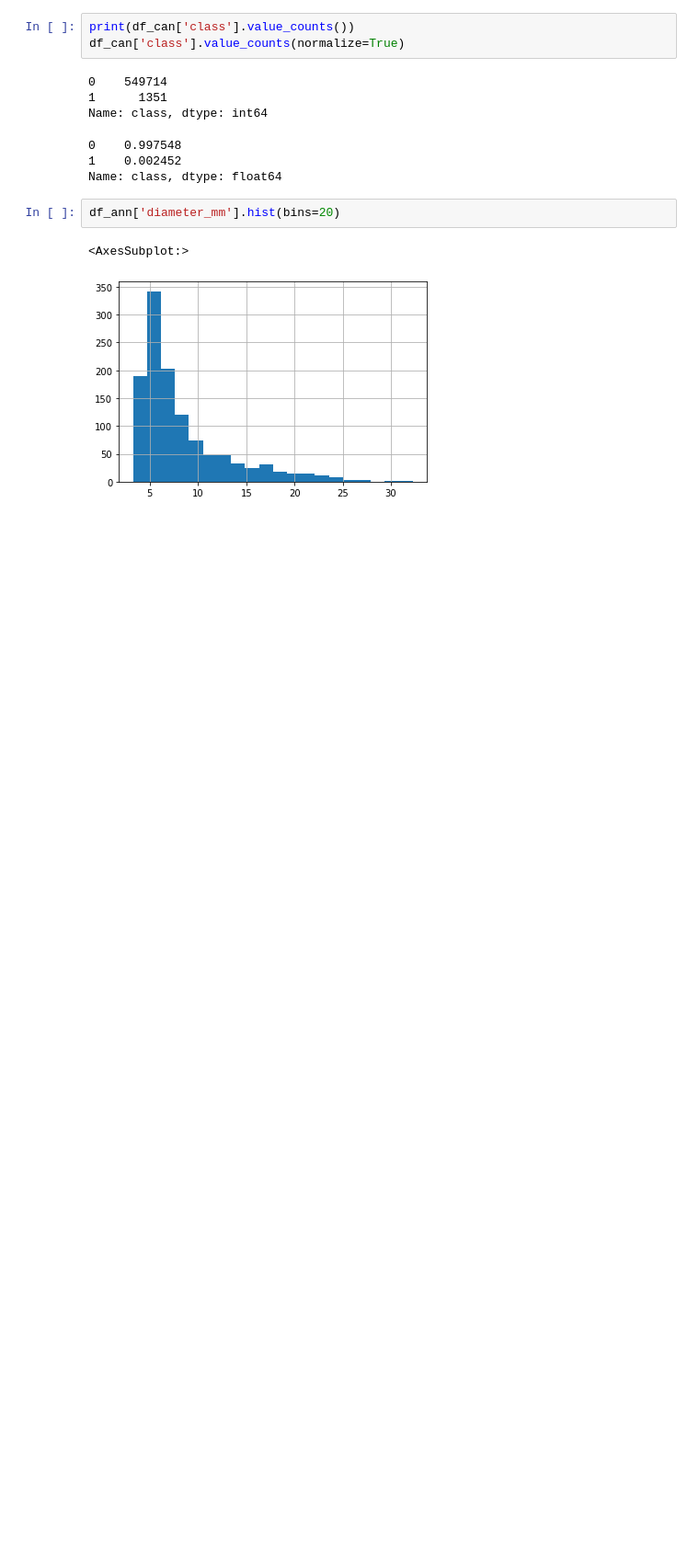
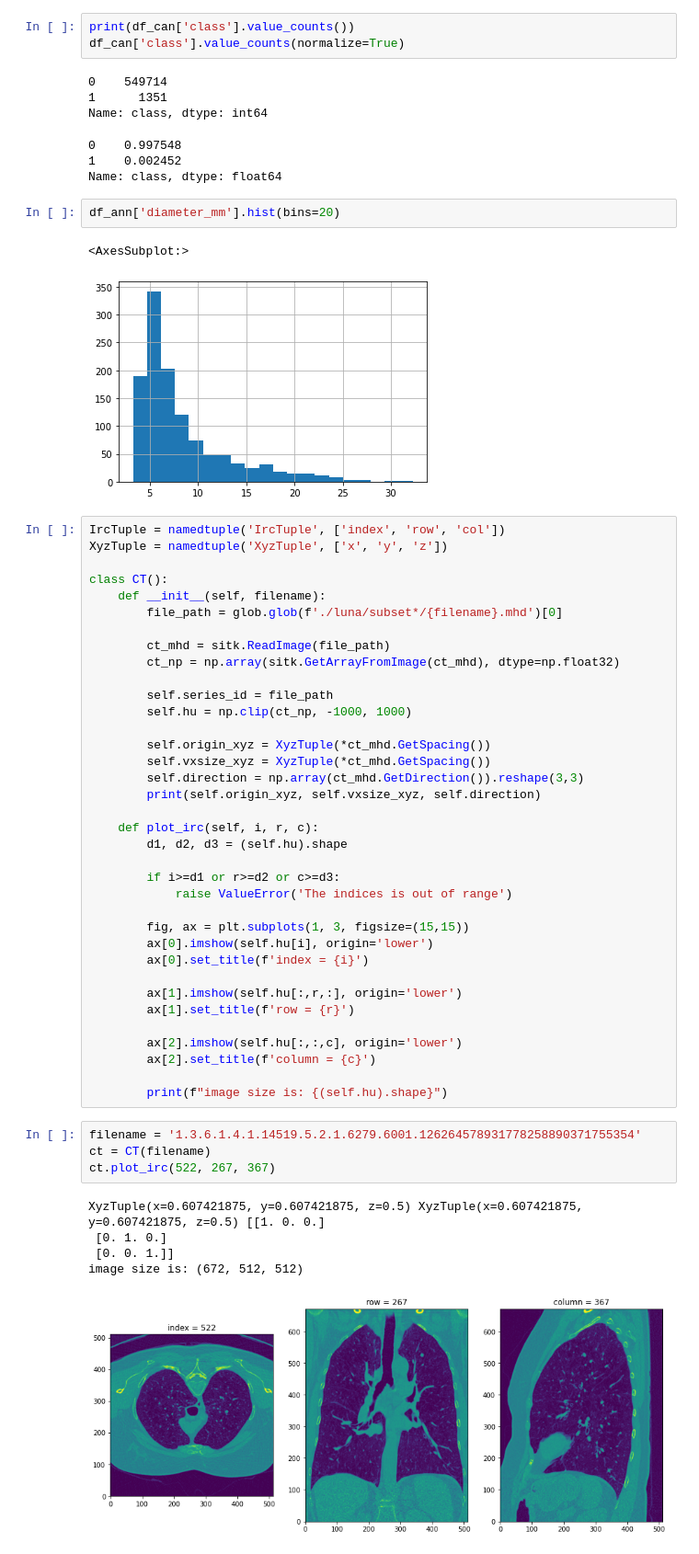
Before and after one commit to mohammadimathstar/MalignantTumors, a Jupyter notebook: explore.ipynb, the cells around one changed output. Shown: that part at 92% size. Saved outputs shown, nothing was run; the diff lists cells and outputs as text; blank space fills up the shorter version.

```diff
--- a/explore.ipynb
+++ b/explore.ipynb
@@ -56,3 +60,49 @@ df_ann['diameter_mm'].hist(bins=20)
 # %% [output]
 <AxesSubplot:>
 [figure]
+# %%
+IrcTuple = namedtuple('IrcTuple', ['index', 'row', 'col'])
+XyzTuple = namedtuple('XyzTuple', ['x', 'y', 'z'])
+
+class CT():
+    def __init__(self, filename):
+        file_path = glob.glob(f'./luna/subset*/{filename}.mhd')[0]
+
+        ct_mhd = sitk.ReadImage(file_path)
+        ct_np = np.array(sitk.GetArrayFromImage(ct_mhd), dtype=np.float32)
+
+        self.series_id = file_path
+        self.hu = np.clip(ct_np, -1000, 1000)
+
+        self.origin_xyz = XyzTuple(*ct_mhd.GetSpacing())
+        self.vxsize_xyz = XyzTuple(*ct_mhd.GetSpacing())
+        self.direction = np.array(ct_mhd.GetDirection()).reshape(3,3)
+        print(self.origin_xyz, self.vxsize_xyz, self.direction)
+
+    def plot_irc(self, i, r, c):
+        d1, d2, d3 = (self.hu).shape
+
+        if i>=d1 or r>=d2 or c>=d3:
+            raise ValueError('The indices is out of range')
+
+        fig, ax = plt.subplots(1, 3, figsize=(15,15))
+        ax[0].imshow(self.hu[i], origin='lower')
+        ax[0].set_title(f'index = {i}')
+
+        ax[1].imshow(self.hu[:,r,:], origin='lower')
+        ax[1].set_title(f'row = {r}')
+
+        ax[2].imshow(self.hu[:,:,c], origin='lower')
+        ax[2].set_title(f'column = {c}')
+
+        print(f"image size is: {(self.hu).shape}")
+# %%
+filename = '1.3.6.1.4.1.14519.5.2.1.6279.6001.126264578931778258890371755354'
+ct = CT(filename)
+ct.plot_irc(522, 267, 367)
+# %% [output]
+XyzTuple(x=0.607421875, y=0.607421875, z=0.5) XyzTuple(x=0.607421875, y=0.607421875, z=0.5) [[1. 0. 0.]
+ [0. 1. 0.]
+ [0. 0. 1.]]
+image size is: (672, 512, 512)
+[figure, added]
```
Also changed, not shown: parts of 1 cell of this notebook, 1 other file.
